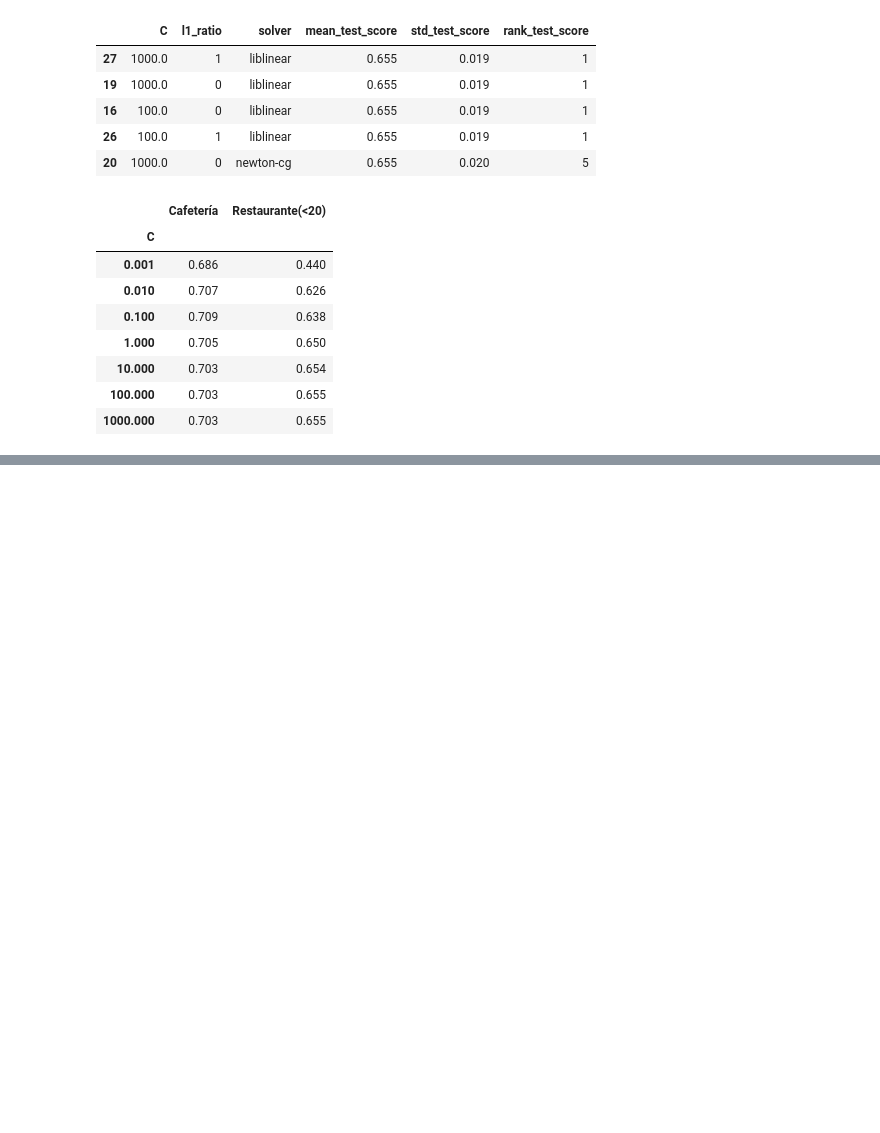
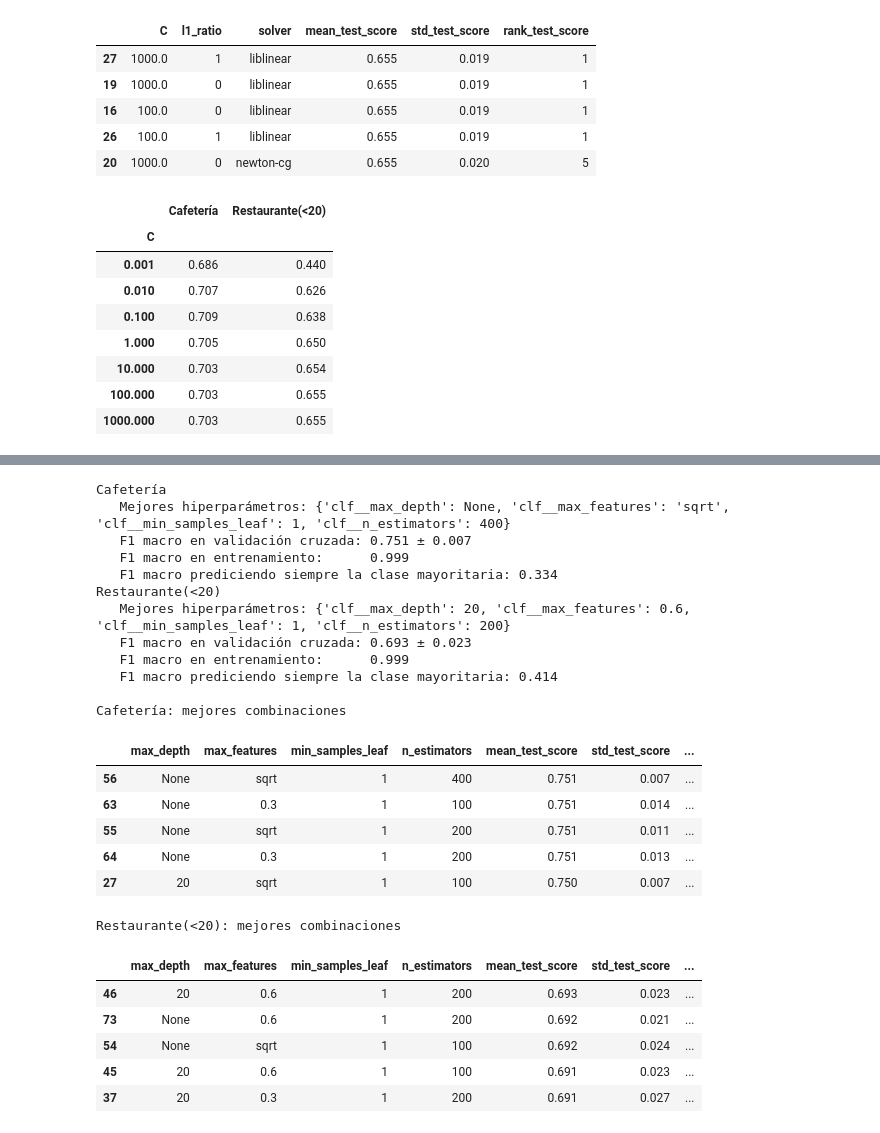
Before and after one commit to 5haiel/ISIS2611-Laboratorio3, a Jupyter notebook: sm.jimenezp1_j.trivinon.ipynb, the cells around one changed output, grey strips where cells are left out. Cells and saved outputs as stored; diff of their text form; code cells hidden in the pictures; blank space fills up the shorter version.

```diff
--- a/sm.jimenezp1_j.trivinon.ipynb
+++ b/sm.jimenezp1_j.trivinon.ipynb
@@ -867,0 +966,34 @@ El criterio casi no importa, ya que `entropy` supera a `gini` por menos de 0.01,
+# %%
+resumir_busqueda(grid_rf_cafe, X_train_cafe, y_train_cafe, "Cafetería")
+resumir_busqueda(grid_rf_rest, X_train_rest, y_train_rest, "Restaurante(<20)")
+
+print("\nCafetería: mejores combinaciones")
+display(mejores_combinaciones(grid_rf_cafe))
+print("Restaurante(<20): mejores combinaciones")
+display(mejores_combinaciones(grid_rf_rest))
+# %% [output]
+Cafetería
+   Mejores hiperparámetros: {'clf__max_depth': None, 'clf__max_features': 'sqrt', 'clf__min_samples_leaf': 1, 'clf__n_estimators': 400}
+   F1 macro en validación cruzada: 0.751 ± 0.007
+   F1 macro en entrenamiento:      0.999
+   F1 macro prediciendo siempre la clase mayoritaria: 0.334
+Restaurante(<20)
+   Mejores hiperparámetros: {'clf__max_depth': 20, 'clf__max_features': 0.6, 'clf__min_samples_leaf': 1, 'clf__n_estimators': 200}
+   F1 macro en validación cruzada: 0.693 ± 0.023
+   F1 macro en entrenamiento:      0.999
+   F1 macro prediciendo siempre la clase mayoritaria: 0.414
+
+Cafetería: mejores combinaciones
+|  | max_depth | max_features | min_samples_leaf | n_estimators | mean_test_score | std_test_score | ... |
+| 56 | None | sqrt | 1 | 400 | 0.751 | 0.007 | ... |
+| 63 | None | 0.3 | 1 | 100 | 0.751 | 0.014 | ... |
+| 55 | None | sqrt | 1 | 200 | 0.751 | 0.011 | ... |
+| 64 | None | 0.3 | 1 | 200 | 0.751 | 0.013 | ... |
+| 27 | 20 | sqrt | 1 | 100 | 0.750 | 0.007 | ... |
+Restaurante(<20): mejores combinaciones
+|  | max_depth | max_features | min_samples_leaf | n_estimators | mean_test_score | std_test_score | ... |
+| 46 | 20 | 0.6 | 1 | 200 | 0.693 | 0.023 | ... |
+| 73 | None | 0.6 | 1 | 200 | 0.692 | 0.021 | ... |
+| 54 | None | sqrt | 1 | 100 | 0.692 | 0.024 | ... |
+| 45 | 20 | 0.6 | 1 | 100 | 0.691 | 0.023 | ... |
+| 37 | 20 | 0.3 | 1 | 200 | 0.691 | 0.027 | ... |
```
Also changed, not shown: parts of 41 cells of this notebook.
